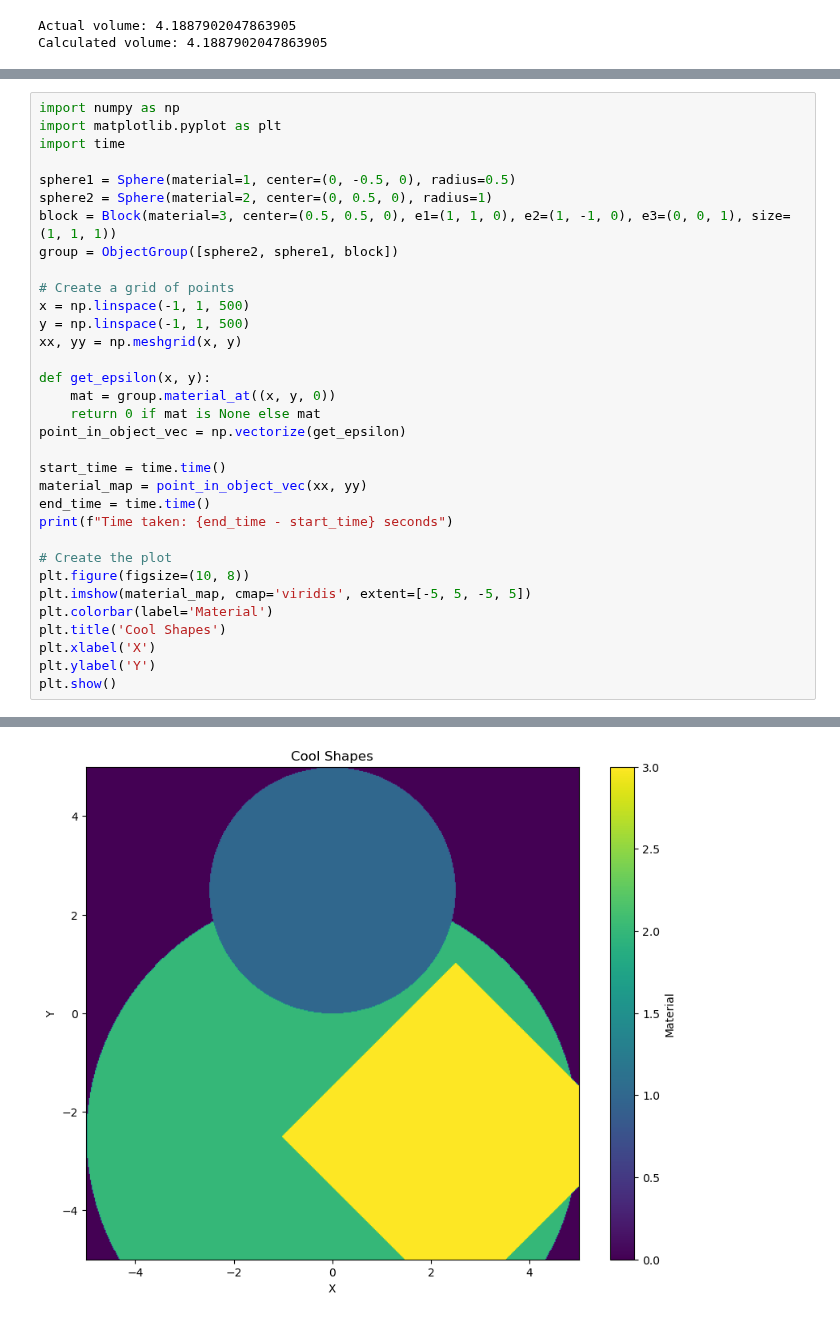
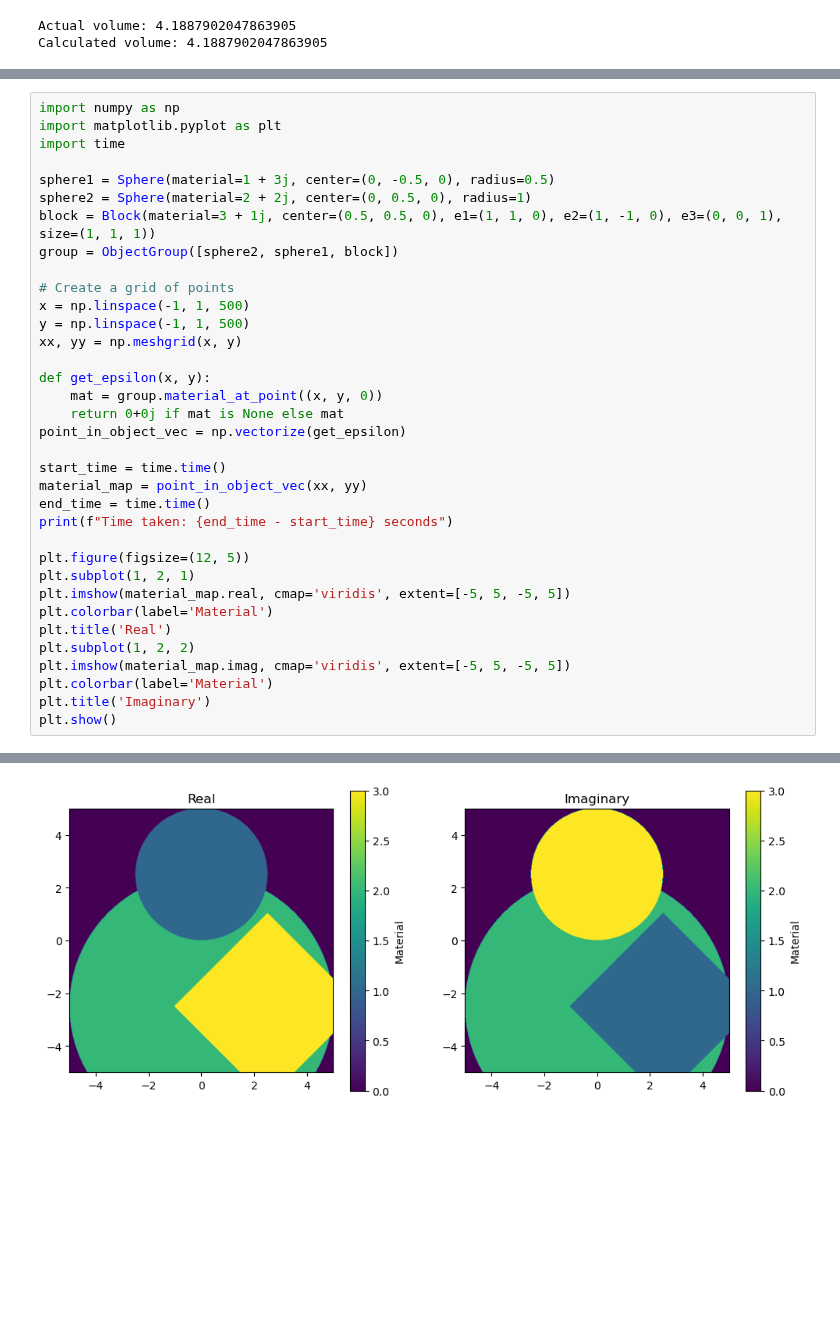
Before and after one commit to NanoComp/libctl, a Jupyter notebook: python/test.ipynb, the cells around one changed output, grey strips where cells are left out. Cells and saved outputs as stored; diff of their text form; blank space fills up the shorter version.

Commit message:
Add python wrappers for vecterized queries of materials in group.
Add tests as well.

```diff
--- a/python/test.ipynb
+++ b/python/test.ipynb
@@ -41,9 +41,9 @@ import numpy as np
 import matplotlib.pyplot as plt
 import time
 
-sphere1 = Sphere(material=1, center=(0, -0.5, 0), radius=0.5)
-sphere2 = Sphere(material=2, center=(0, 0.5, 0), radius=1)
-block = Block(material=3, center=(0.5, 0.5, 0), e1=(1, 1, 0), e2=(1, -1, 0), e3=(0, 0, 1), size=(1, 1, 1))
+sphere1 = Sphere(material=1 + 3j, center=(0, -0.5, 0), radius=0.5)
+sphere2 = Sphere(material=2 + 2j, center=(0, 0.5, 0), radius=1)
+block = Block(material=3 + 1j, center=(0.5, 0.5, 0), e1=(1, 1, 0), e2=(1, -1, 0), e3=(0, 0, 1), size=(1, 1, 1))
 group = ObjectGroup([sphere2, sphere1, block])
 
 # Create a grid of points
@@ -52,8 +52,8 @@ y = np.linspace(-1, 1, 500)
 xx, yy = np.meshgrid(x, y)
 
 def get_epsilon(x, y):
-    mat = group.material_at((x, y, 0))
-    return 0 if mat is None else mat
+    mat = group.material_at_point((x, y, 0))
+    return 0+0j if mat is None else mat
 point_in_object_vec = np.vectorize(get_epsilon)
 
 start_time = time.time()
@@ -61,12 +61,14 @@ material_map = point_in_object_vec(xx, yy)
 end_time = time.time()
 print(f"Time taken: {end_time - start_time} seconds")
 
-# Create the plot
-plt.figure(figsize=(10, 8))
-plt.imshow(material_map, cmap='viridis', extent=[-5, 5, -5, 5])
+plt.figure(figsize=(12, 5))
+plt.subplot(1, 2, 1)
+plt.imshow(material_map.real, cmap='viridis', extent=[-5, 5, -5, 5])
 plt.colorbar(label='Material')
-plt.title('Cool Shapes')
-plt.xlabel('X')
-plt.ylabel('Y')
+plt.title('Real')
+plt.subplot(1, 2, 2)
+plt.imshow(material_map.imag, cmap='viridis', extent=[-5, 5, -5, 5])
+plt.colorbar(label='Material')
+plt.title('Imaginary')
 plt.show()
 # %% [output]
@@ -74,4 +76,4 @@ Time taken: 0.2274618148803711 seconds
-[figure, old version]
+[figure, new version]
 # %%
 from ctlgeom import *
 import numpy as np
```
Also changed, not shown: parts of 5 cells of this notebook, 3 other files.
